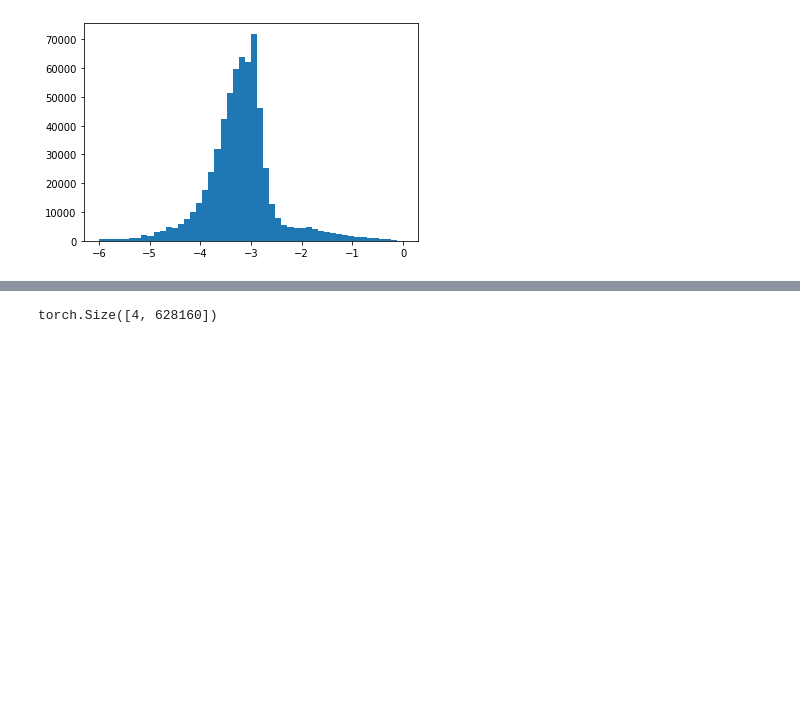
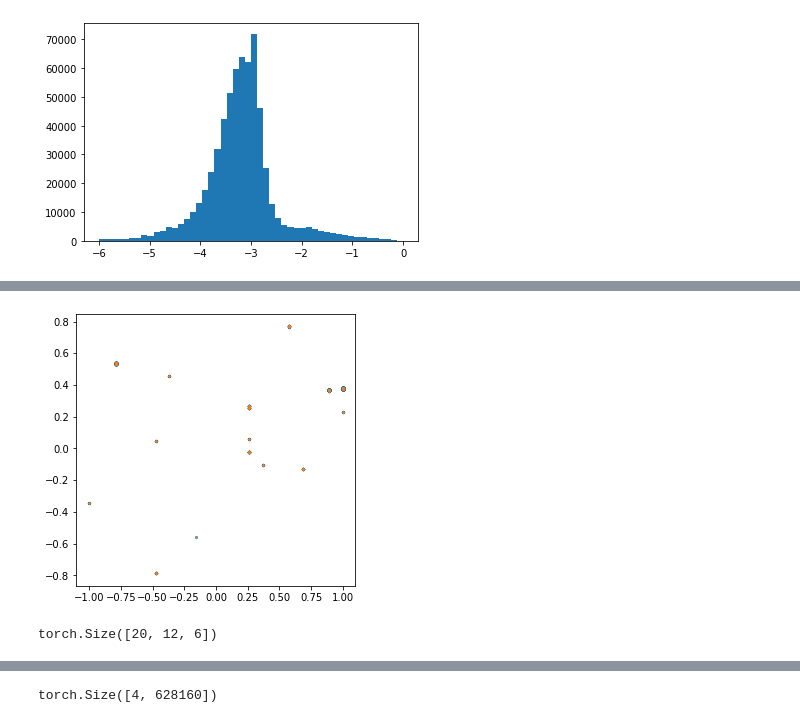
Before and after one commit to mdubouch/noise-gan, a Jupyter notebook: noise_info.ipynb, the cells around one changed output, grey strips where cells are left out. Saved outputs shown, nothing was run; the diff lists cells and outputs as text; code cells hidden in the pictures; blank space fills up the shorter version.

```diff
--- a/noise_info.ipynb
+++ b/noise_info.ipynb
@@ -278,0 +342,19 @@ Tesla T4
+# %%
+def plot_train():
+    plt.figure(figsize=(5,5))
+    N = 16
+    x = _train_x[:,0:N,3].flatten()
+    y = _train_x[:,0:N,4].flatten()
+    #print(x)
+    plt.scatter(x, y, s=5, alpha=0.7)
+    x = _train_y[:,0:N,3]
+    y = _train_y[:,0:N,4]
+    #print(x)
+    plt.scatter(x, y, s=1, alpha=0.7)
+plot_train()
+# %% [output]
+[figure, added]
+# %%
+nn.Transformer(d_model=6, nhead=3)(torch.randn(32, 12, 6), torch.randn(20, 12, 6)).shape
+# %% [output]
+torch.Size([20, 12, 6])
```
Also changed, not shown: parts of 27 cells of this notebook.
